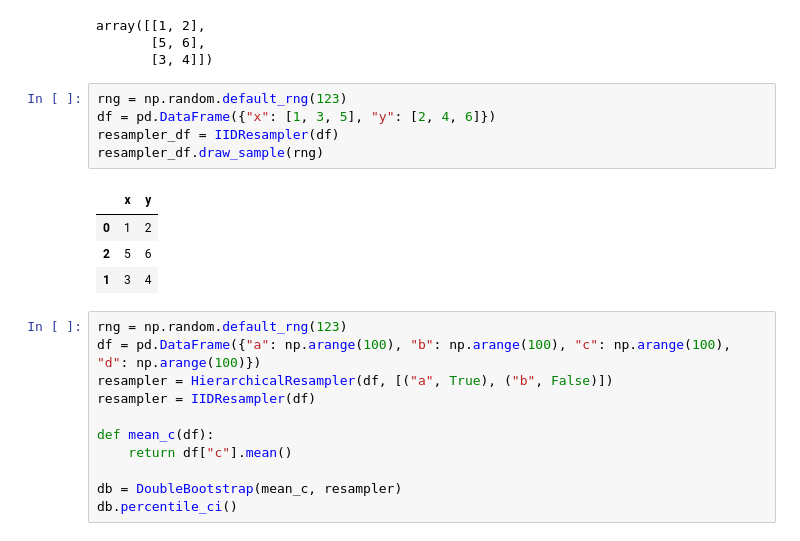
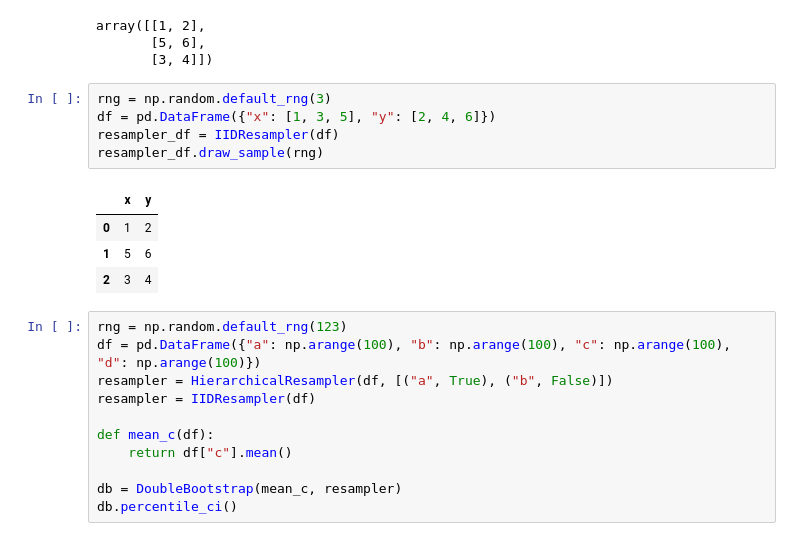
Before and after one commit to enejH04/bootstrap-inference, a Jupyter notebook: notebooks/coverage_test.ipynb, the cells around one changed output. Saved outputs shown, nothing was run; the diff lists cells and outputs as text.

```diff
--- a/notebooks/coverage_test.ipynb
+++ b/notebooks/coverage_test.ipynb
@@ -19,15 +19,15 @@ array([[1, 2],
        [5, 6],
        [3, 4]])
 # %%
-rng = np.random.default_rng(123)
+rng = np.random.default_rng(3)
 df = pd.DataFrame({"x": [1, 3, 5], "y": [2, 4, 6]})
 resampler_df = IIDResampler(df)
 resampler_df.draw_sample(rng)
 # %% [output]
 |  | x | y |
 | 0 | 1 | 2 |
-| 2 | 5 | 6 |
-| 1 | 3 | 4 |
+| 1 | 5 | 6 |
+| 2 | 3 | 4 |
 # %%
 rng = np.random.default_rng(123)
 df = pd.DataFrame({"a": np.arange(100), "b": np.arange(100), "c": np.arange(100), "d": np.arange(100)})
```
Also changed, not shown: 1 other file.
